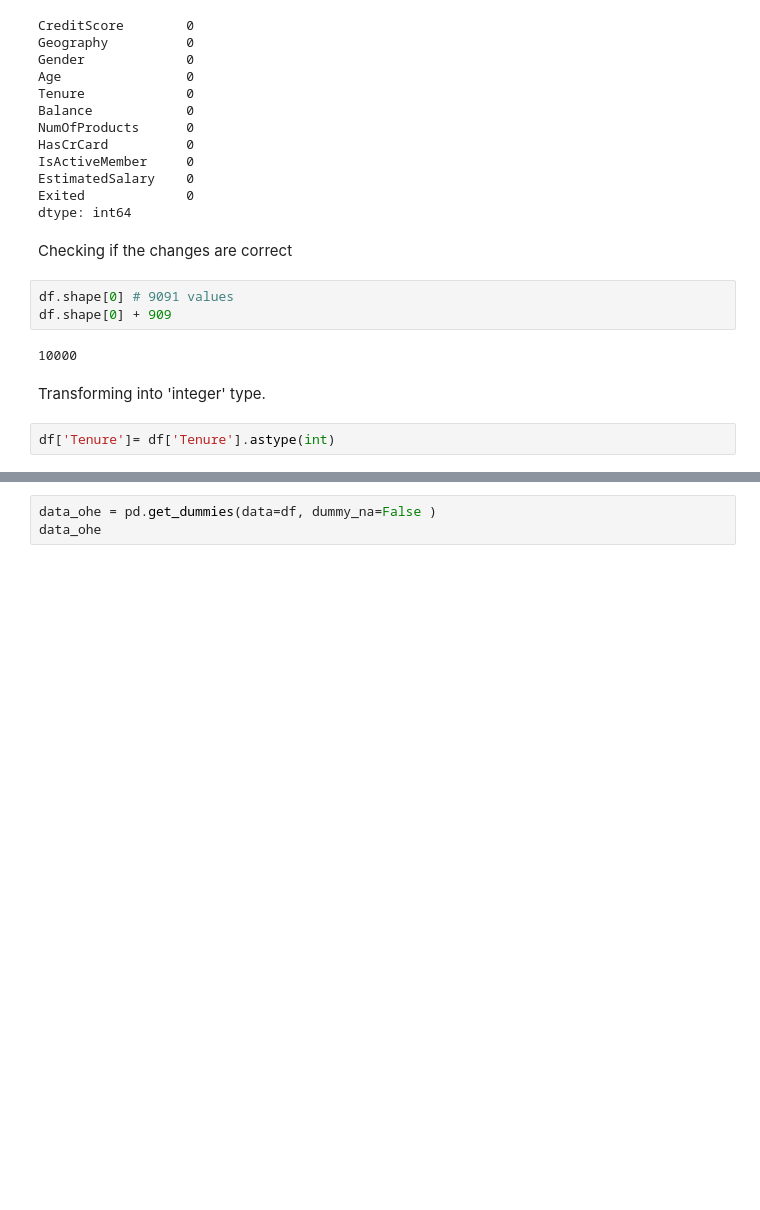
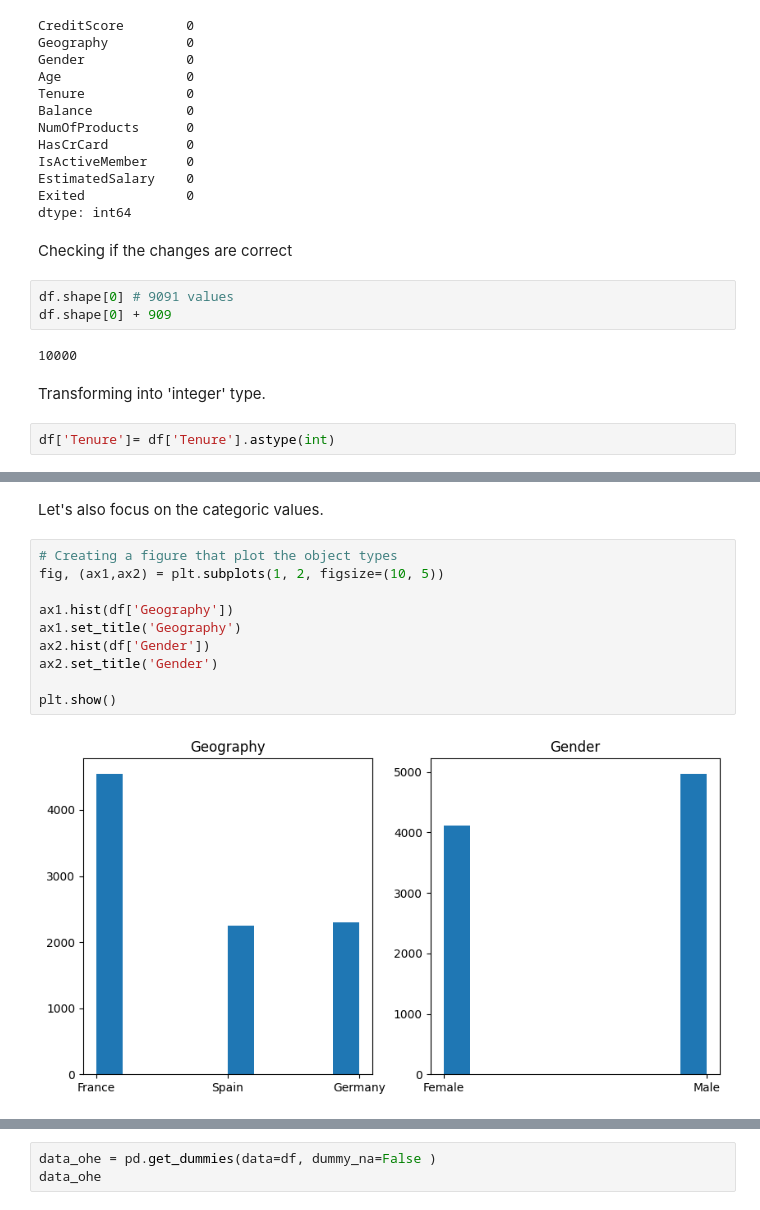
Before and after one commit to jmhrivera/project_09_ML_Bank_Customer_Churn_Prediction, a Jupyter notebook: betabank.ipynb, the cells around one changed output, grey strips where cells are left out. Drawn from its saved outputs; the diff is of its cells as text; blank space fills up the shorter version.

```diff
--- a/betabank.ipynb
+++ b/betabank.ipynb
@@ -135,0 +228,14 @@ df['Tenure']= df['Tenure'].astype(int)
+# %% [markdown]
+Let's also focus on the categoric values.
+# %%
+# Creating a figure that plot the object types
+fig, (ax1,ax2) = plt.subplots(1, 2, figsize=(10, 5))
+
+ax1.hist(df['Geography'])
+ax1.set_title('Geography')
+ax2.hist(df['Gender'])
+ax2.set_title('Gender')
+
+plt.show()
+# %% [output]
+[figure, added]
```
Also changed, not shown: parts of 51 cells of this notebook, 1 other file.
